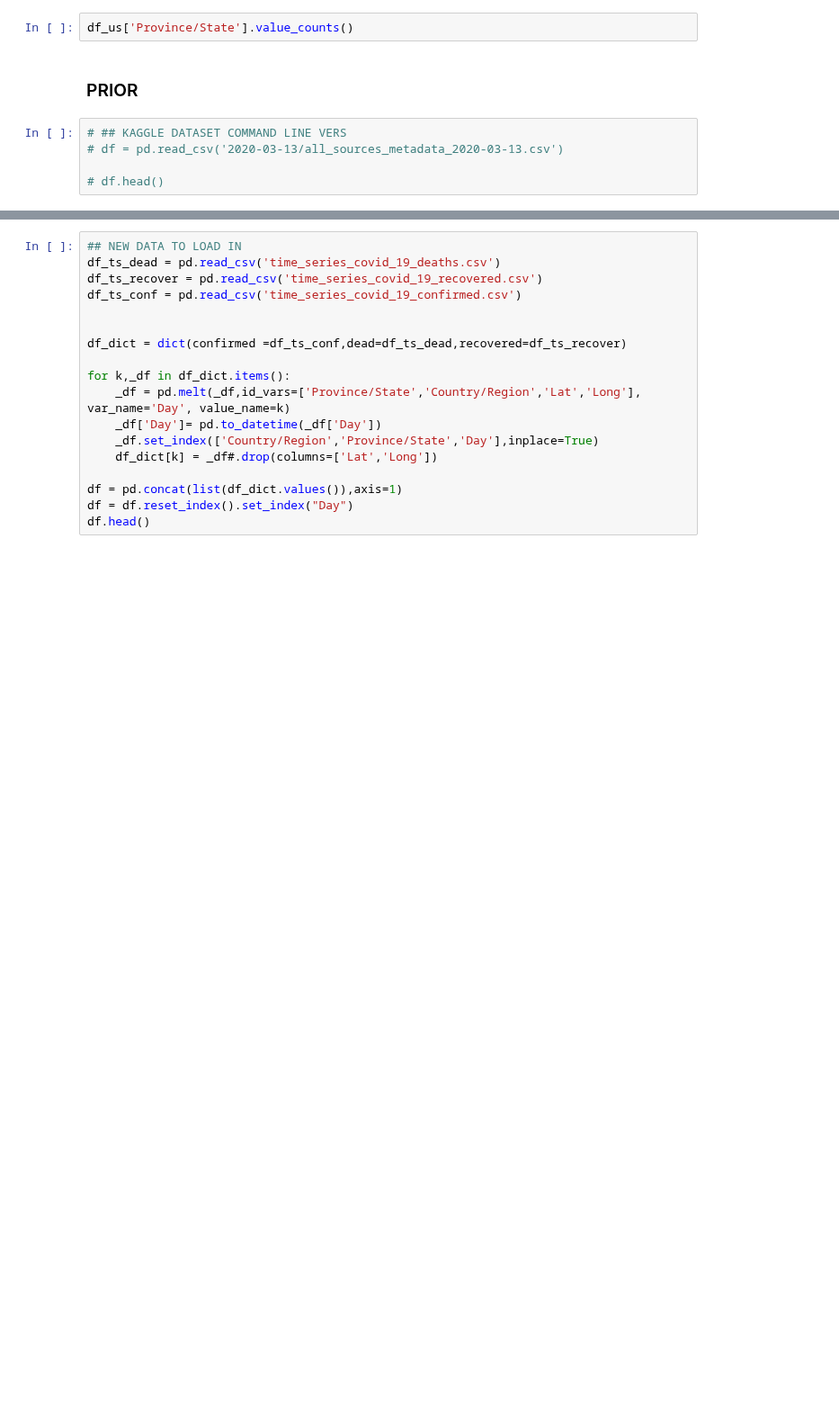
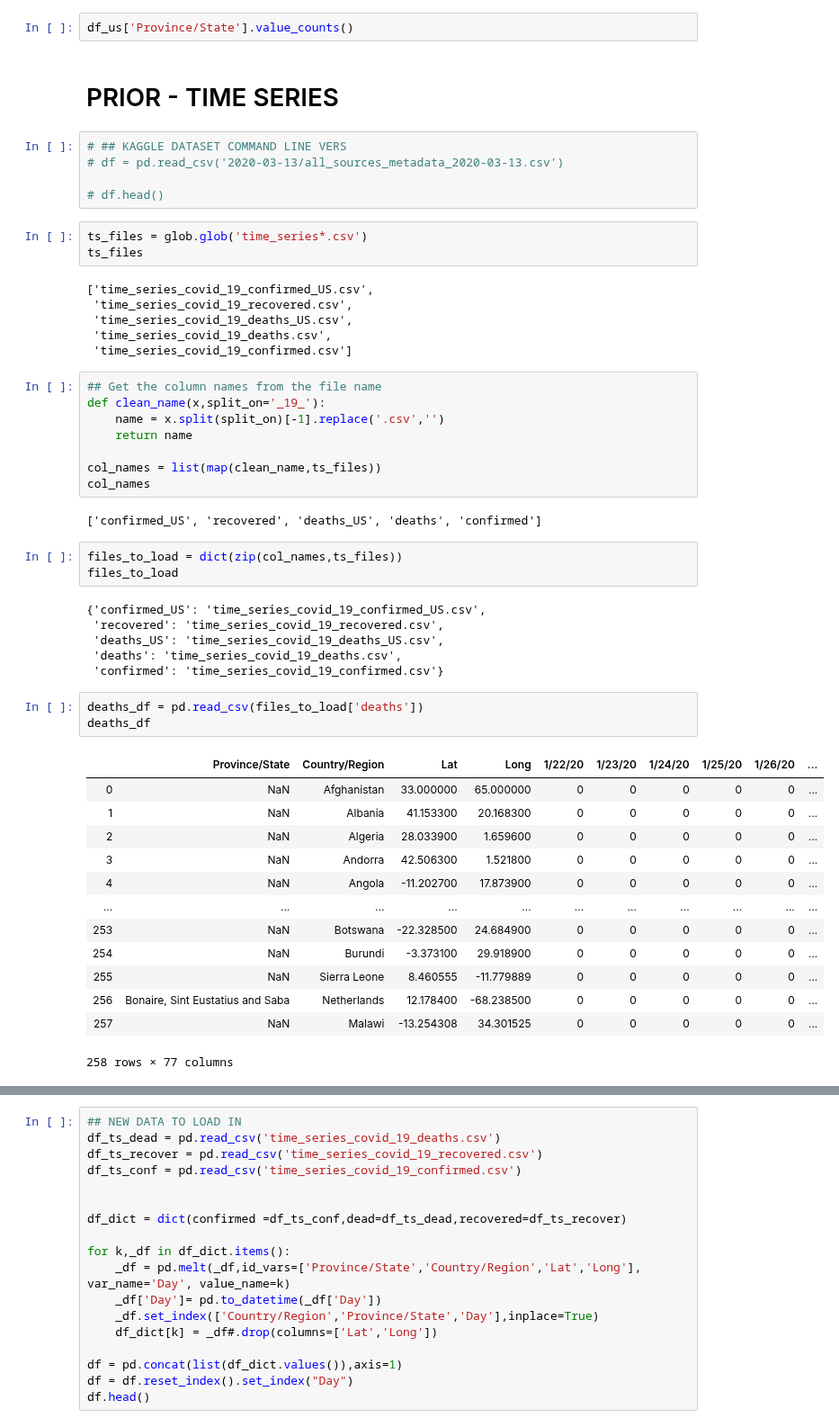
Before and after one commit to jirvingphd/playing-with-coronavirus-data, a Jupyter notebook: coronavirus-best.ipynb, the cells around one changed output, grey strips where cells are left out. Shown at 90% size. Drawn from its saved outputs; the diff is of its cells as text; blank space fills up the shorter version.

```diff
--- a/coronavirus-plotly.ipynb
+++ b/coronavirus-best.ipynb
@@ -409,9 +434,54 @@ KeyError: 'Date'
 # %%
 df_us['Province/State'].value_counts()
 # %% [markdown]
-### PRIOR
+# PRIOR - TIME SERIES
 # %%
 # ## KAGGLE DATASET COMMAND LINE VERS
 # df = pd.read_csv('2020-03-13/all_sources_metadata_2020-03-13.csv')
 
 # df.head()
+# %%
+ts_files = glob.glob('time_series*.csv')
+ts_files
+# %% [output]
+['time_series_covid_19_confirmed_US.csv',
+ 'time_series_covid_19_recovered.csv',
+ 'time_series_covid_19_deaths_US.csv',
+ 'time_series_covid_19_deaths.csv',
+ 'time_series_covid_19_confirmed.csv']
+# %%
+## Get the column names from the file name
+def clean_name(x,split_on='_19_'):
+    name = x.split(split_on)[-1].replace('.csv','')
+    return name
+
+col_names = list(map(clean_name,ts_files))
+col_names
+# %% [output]
+['confirmed_US', 'recovered', 'deaths_US', 'deaths', 'confirmed']
+# %%
+files_to_load = dict(zip(col_names,ts_files))
+files_to_load
+# %% [output]
+{'confirmed_US': 'time_series_covid_19_confirmed_US.csv',
+ 'recovered': 'time_series_covid_19_recovered.csv',
+ 'deaths_US': 'time_series_covid_19_deaths_US.csv',
+ 'deaths': 'time_series_covid_19_deaths.csv',
+ 'confirmed': 'time_series_covid_19_confirmed.csv'}
+# %%
+deaths_df = pd.read_csv(files_to_load['deaths'])
+deaths_df
+# %% [output]
+|  | Province/State | Country/Region | Lat | Long | 1/22/20 | 1/23/20 | 1/24/20 | 1/25/20 | 1/26/20 | ... |
+| 0 | NaN | Afghanistan | 33.000000 | 65.000000 | 0 | 0 | 0 | 0 | 0 | ... |
+| 1 | NaN | Albania | 41.153300 | 20.168300 | 0 | 0 | 0 | 0 | 0 | ... |
+| 2 | NaN | Algeria | 28.033900 | 1.659600 | 0 | 0 | 0 | 0 | 0 | ... |
+| 3 | NaN | Andorra | 42.506300 | 1.521800 | 0 | 0 | 0 | 0 | 0 | ... |
+| 4 | NaN | Angola | -11.202700 | 17.873900 | 0 | 0 | 0 | 0 | 0 | ... |
+| ... | ... | ... | ... | ... | ... | ... | ... | ... | ... | ... |
+| 253 | NaN | Botswana | -22.328500 | 24.684900 | 0 | 0 | 0 | 0 | 0 | ... |
+| 254 | NaN | Burundi | -3.373100 | 29.918900 | 0 | 0 | 0 | 0 | 0 | ... |
+| 255 | NaN | Sierra Leone | 8.460555 | -11.779889 | 0 | 0 | 0 | 0 | 0 | ... |
+| 256 | Bonaire, Sint Eustatius and Saba | Netherlands | 12.178400 | -68.238500 | 0 | 0 | 0 | 0 | 0 | ... |
+| 257 | NaN | Malawi | -13.254308 | 34.301525 | 0 | 0 | 0 | 0 | 0 | ... |
+258 rows × 77 columns
```
Also changed, not shown: parts of 15 cells of this notebook.
